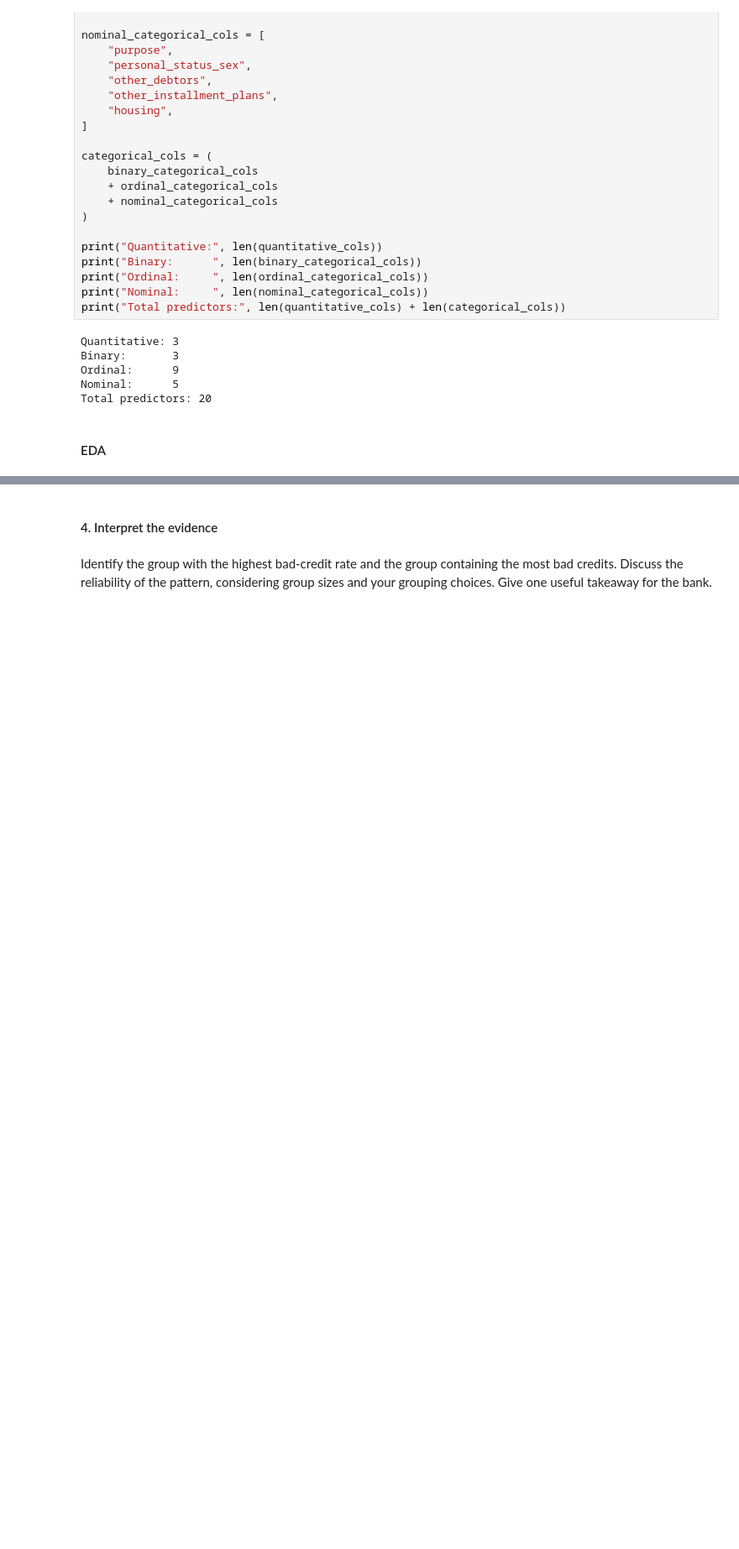
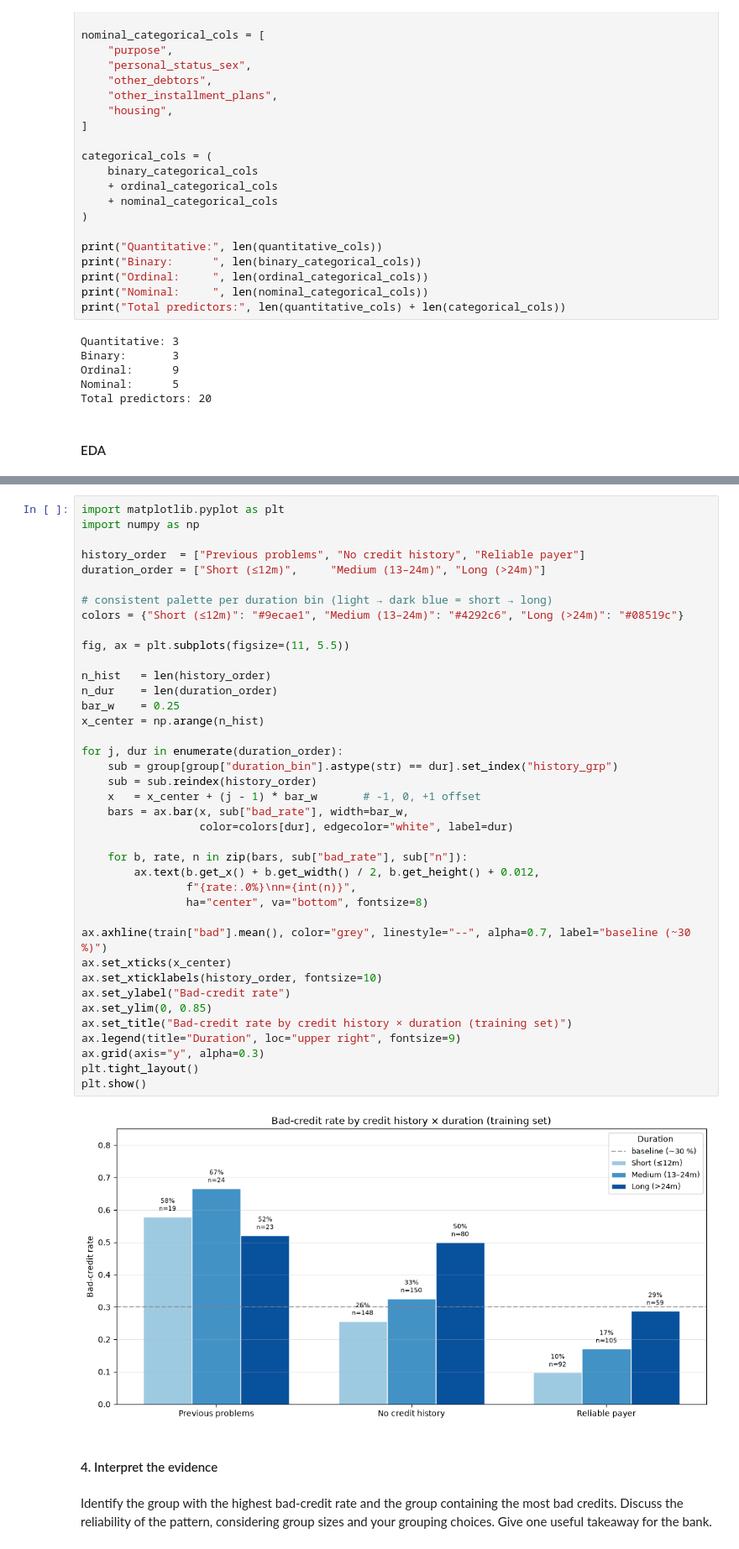
Before and after one commit to Muten-Roshi-Sama/data-science-for-business-KUL, a Jupyter notebook: credit-risk-analysis/A1_Notebook.ipynb, the cells around one changed output, grey strips where cells are left out. Shown at 84% size. Drawn from its saved outputs; the diff is of its cells as text; blank space fills up the shorter version.

```diff
--- a/credit-risk-analysis/A1_Notebook.ipynb
+++ b/credit-risk-analysis/A1_Notebook.ipynb
@@ -436,3 +465,44 @@ display(check)
+# %%
+import matplotlib.pyplot as plt
+import numpy as np
+
+history_order  = ["Previous problems", "No credit history", "Reliable payer"]
+duration_order = ["Short (≤12m)",     "Medium (13–24m)", "Long (>24m)"]
+
+# consistent palette per duration bin (light → dark blue = short → long)
+colors = {"Short (≤12m)": "#9ecae1", "Medium (13–24m)": "#4292c6", "Long (>24m)": "#08519c"}
+
+fig, ax = plt.subplots(figsize=(11, 5.5))
+
+n_hist   = len(history_order)
+n_dur    = len(duration_order)
+bar_w    = 0.25
+x_center = np.arange(n_hist)
+
+for j, dur in enumerate(duration_order):
+    sub = group[group["duration_bin"].astype(str) == dur].set_index("history_grp")
+    sub = sub.reindex(history_order)
+    x   = x_center + (j - 1) * bar_w       # -1, 0, +1 offset
+    bars = ax.bar(x, sub["bad_rate"], width=bar_w,
+                  color=colors[dur], edgecolor="white", label=dur)
+
+    for b, rate, n in zip(bars, sub["bad_rate"], sub["n"]):
+        ax.text(b.get_x() + b.get_width() / 2, b.get_height() + 0.012,
+                f"{rate:.0%}\nn={int(n)}",
+                ha="center", va="bottom", fontsize=8)
+
+ax.axhline(train["bad"].mean(), color="grey", linestyle="--", alpha=0.7, label="baseline (~30 %)")
+ax.set_xticks(x_center)
+ax.set_xticklabels(history_order, fontsize=10)
+ax.set_ylabel("Bad-credit rate")
+ax.set_ylim(0, 0.85)
+ax.set_title("Bad-credit rate by credit history × duration (training set)")
+ax.legend(title="Duration", loc="upper right", fontsize=9)
+ax.grid(axis="y", alpha=0.3)
+plt.tight_layout()
+plt.show()
+# %% [output]
+[figure, added]
 # %% [markdown]
 #### 4. Interpret the evidence
 # %% [markdown]
```
Also changed, not shown: parts of 14 cells of this notebook.
